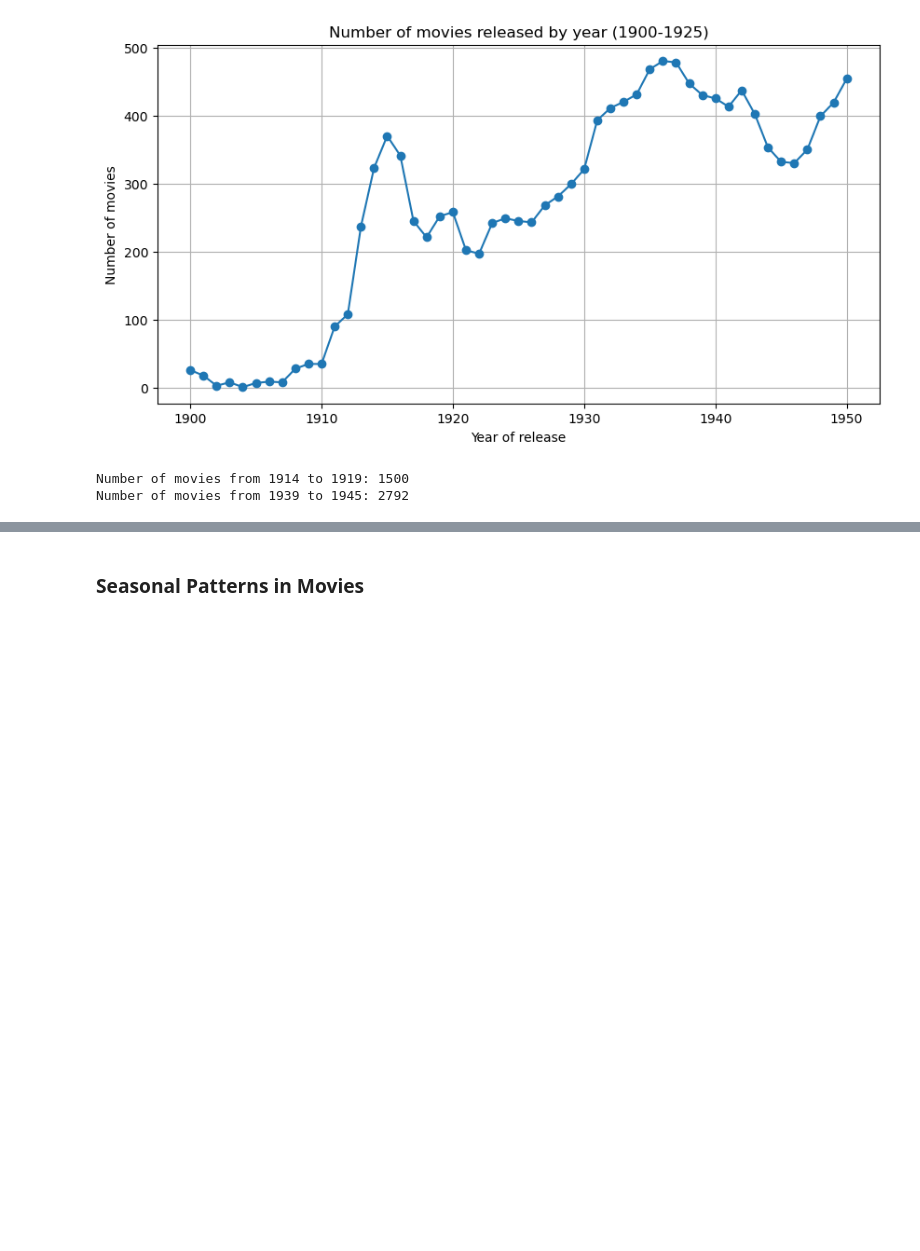
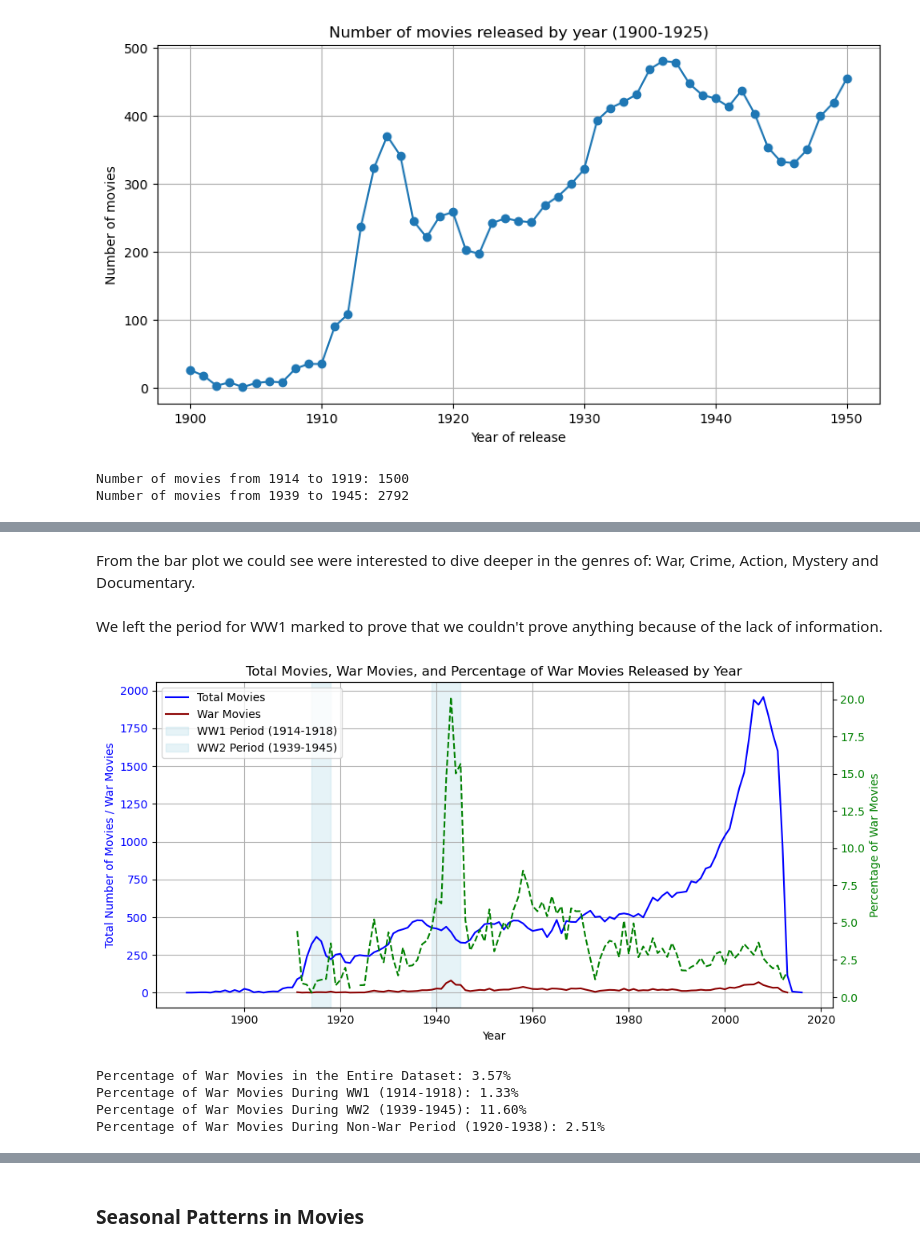
Before and after one commit to epfl-ada/ada-2024-project-semex24, a Jupyter notebook: results.ipynb, the cells around one changed output, grey strips where cells are left out. Cells and saved outputs as stored; diff of their text form; code cells hidden in the pictures; blank space fills up the shorter version.

```diff
--- a/results.ipynb
+++ b/results.ipynb
@@ -220,0 +228,15 @@ Number of movies from 1939 to 1945: 2792
+# %% [markdown]
+From the bar plot we could see were interested to dive deeper in the genres of: War, Crime, Action, Mystery and Documentary.
+# %% [markdown]
+We left the period for WW1 marked to prove that we couldn't prove anything because of the lack of information.
+# %%
+war_movies_timeline(movies_df)
+# %% [output]
+[figure, added]
+# %%
+war_movies_info(movies_df)
+# %% [output]
+Percentage of War Movies in the Entire Dataset: 3.57%
+Percentage of War Movies During WW1 (1914-1918): 1.33%
+Percentage of War Movies During WW2 (1939-1945): 11.60%
+Percentage of War Movies During Non-War Period (1920-1938): 2.51%
```
Also changed, not shown: parts of 44 cells of this notebook, 1 other file.
